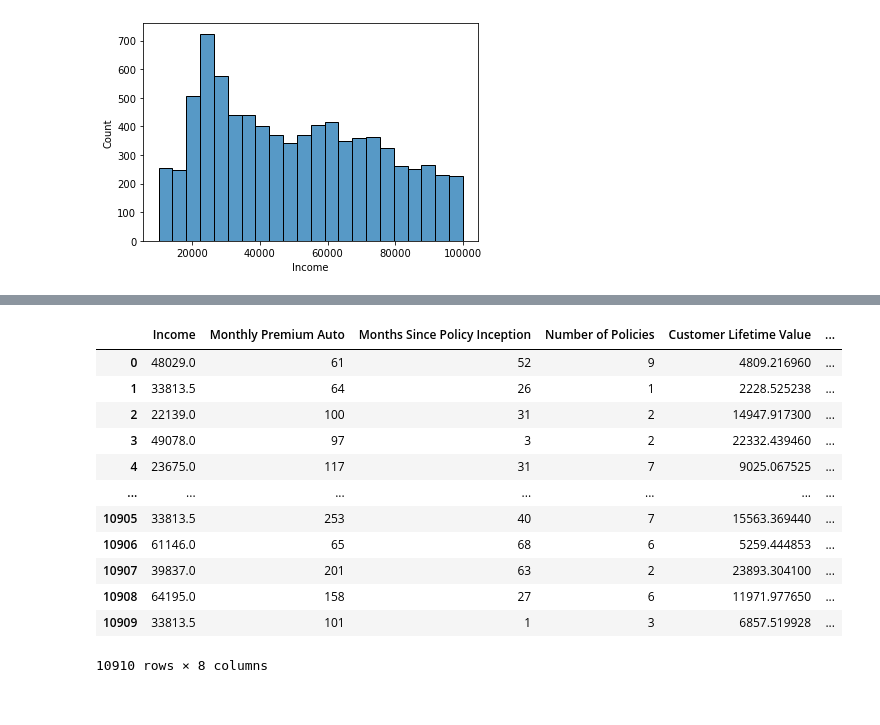
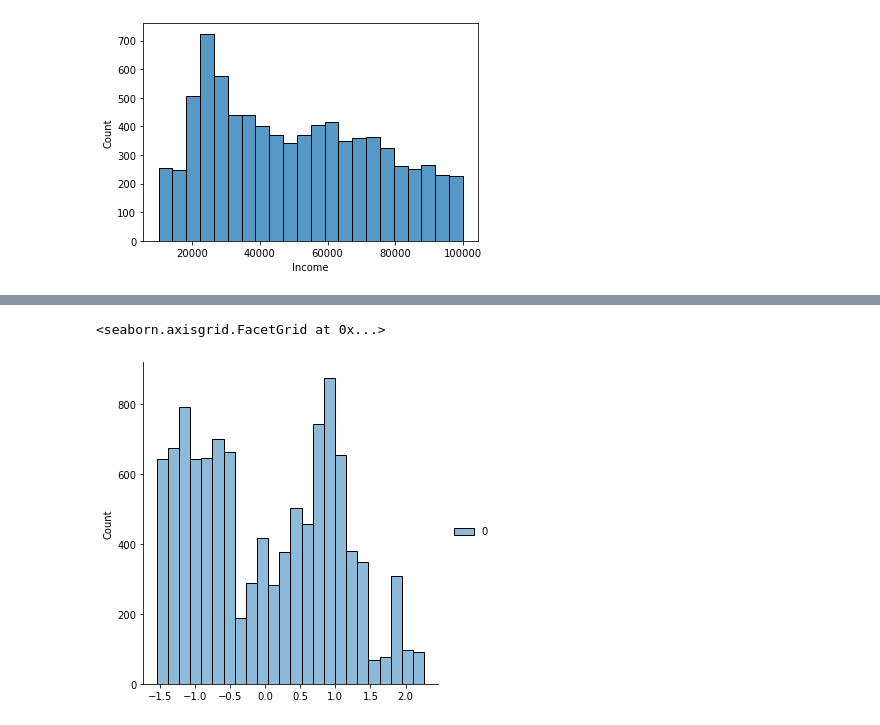
Before and after one commit to OdeliaAhdout/car_insurance_case_study_OA, a Jupyter notebook: ca_lab1_plotting.ipynb, the cells around one changed output, grey strips where cells are left out. Cells and saved outputs as stored; diff of their text form; code cells hidden in the pictures.

```diff
--- a/ca_lab1_plotting.ipynb
+++ b/ca_lab1_plotting.ipynb
@@ -611,16 +490,9 @@ types_columns_num['Income']=types_columns_num['Income'].replace(0,types_columns_
-# %%
-types_columns_num
-# %% [output]
-|  | Income | Monthly Premium Auto | Months Since Policy Inception | Number of Policies | Customer Lifetime Value | ... |
-| 0 | 48029.0 | 61 | 52 | 9 | 4809.216960 | ... |
-| 1 | 33813.5 | 64 | 26 | 1 | 2228.525238 | ... |
-| 2 | 22139.0 | 100 | 31 | 2 | 14947.917300 | ... |
-| 3 | 49078.0 | 97 | 3 | 2 | 22332.439460 | ... |
-| 4 | 23675.0 | 117 | 31 | 7 | 9025.067525 | ... |
-| ... | ... | ... | ... | ... | ... | ... |
-| 10905 | 33813.5 | 253 | 40 | 7 | 15563.369440 | ... |
-| 10906 | 61146.0 | 65 | 68 | 6 | 5259.444853 | ... |
-| 10907 | 39837.0 | 201 | 63 | 2 | 23893.304100 | ... |
-| 10908 | 64195.0 | 158 | 27 | 6 | 11971.977650 | ... |
-| 10909 | 33813.5 | 101 | 1 | 3 | 6857.519928 | ... |
-10910 rows × 8 columns
+# %%
+## Best choice, try 2:
+
+bc = PowerTransformer(method="box-cox")
+normalized_monthly_pc=bc.fit_transform(df_numerical['Monthly Premium Auto'].to_numpy().reshape(-1,1))
+sns.displot(normalized_monthly_pc)
+# %% [output]
+<seaborn.axisgrid.FacetGrid at 0x...>
+[figure, added]
```
Also changed, not shown: parts of 64 cells of this notebook.
